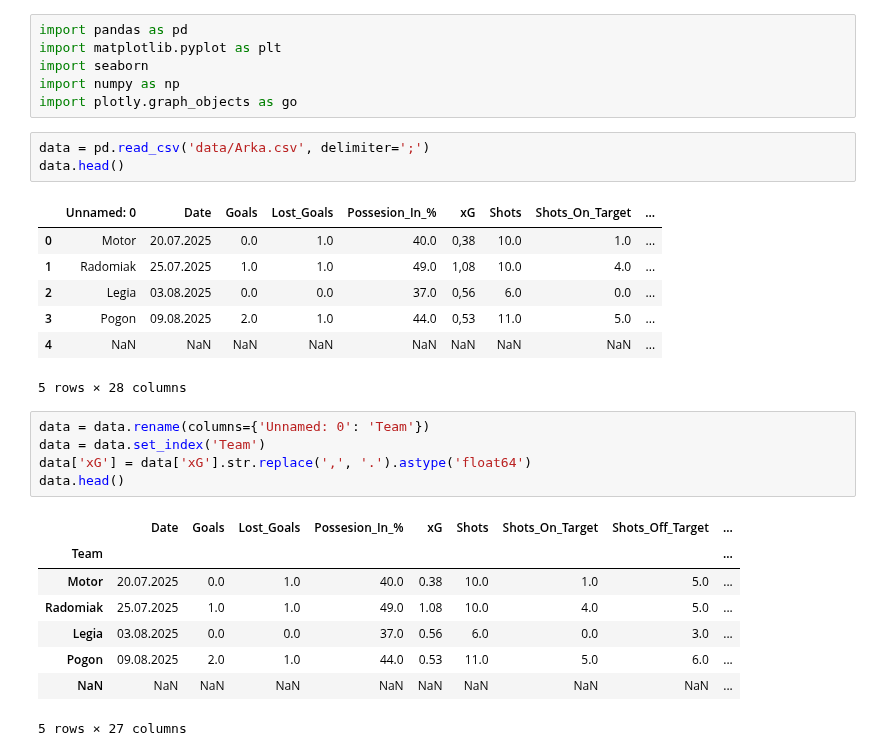
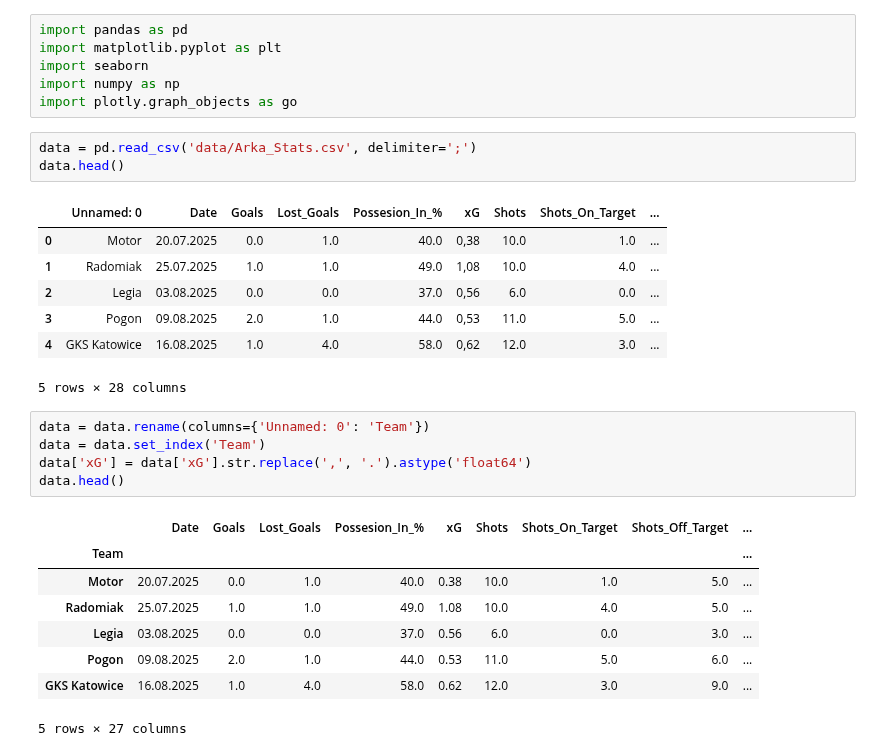
Before and after one commit to Szafranerio/Data_Science_Portfolio, a Jupyter notebook: Arka_Statistics/Arka_Stats.ipynb, the cells around one changed output. Cells and saved outputs as stored; diff of their text form.

Commit message:
Arka_Stats

```diff
--- a/Arka_Statistics/Arka_Stats.ipynb
+++ b/Arka_Statistics/Arka_Stats.ipynb
@@ -5,15 +5,15 @@ import seaborn
 import numpy as np
 import plotly.graph_objects as go
 # %%
-data = pd.read_csv('data/Arka.csv', delimiter=';')
+data = pd.read_csv('data/Arka_Stats.csv', delimiter=';')
 data.head()
 # %% [output]
 |  | Unnamed: 0 | Date | Goals | Lost_Goals | Possesion_In_% | xG | Shots | Shots_On_Target | ... |
 | 0 | Motor | 20.07.2025 | 0.0 | 1.0 | 40.0 | 0,38 | 10.0 | 1.0 | ... |
 | 1 | Radomiak | 25.07.2025 | 1.0 | 1.0 | 49.0 | 1,08 | 10.0 | 4.0 | ... |
 | 2 | Legia | 03.08.2025 | 0.0 | 0.0 | 37.0 | 0,56 | 6.0 | 0.0 | ... |
 | 3 | Pogon | 09.08.2025 | 2.0 | 1.0 | 44.0 | 0,53 | 11.0 | 5.0 | ... |
-| 4 | NaN | NaN | NaN | NaN | NaN | NaN | NaN | NaN | ... |
+| 4 | GKS Katowice | 16.08.2025 | 1.0 | 4.0 | 58.0 | 0,62 | 12.0 | 3.0 | ... |
 5 rows × 28 columns
 # %%
 data = data.rename(columns={'Unnamed: 0': 'Team'})
@@ -27,7 +27,7 @@ data.head()
 | Radomiak | 25.07.2025 | 1.0 | 1.0 | 49.0 | 1.08 | 10.0 | 4.0 | 5.0 | ... |
 | Legia | 03.08.2025 | 0.0 | 0.0 | 37.0 | 0.56 | 6.0 | 0.0 | 3.0 | ... |
 | Pogon | 09.08.2025 | 2.0 | 1.0 | 44.0 | 0.53 | 11.0 | 5.0 | 6.0 | ... |
-| NaN | NaN | NaN | NaN | NaN | NaN | NaN | NaN | NaN | ... |
+| GKS Katowice | 16.08.2025 | 1.0 | 4.0 | 58.0 | 0.62 | 12.0 | 3.0 | 9.0 | ... |
 5 rows × 27 columns
 # %%
 fig = go.Figure()
```
Also changed, not shown: parts of 1 cell of this notebook.
